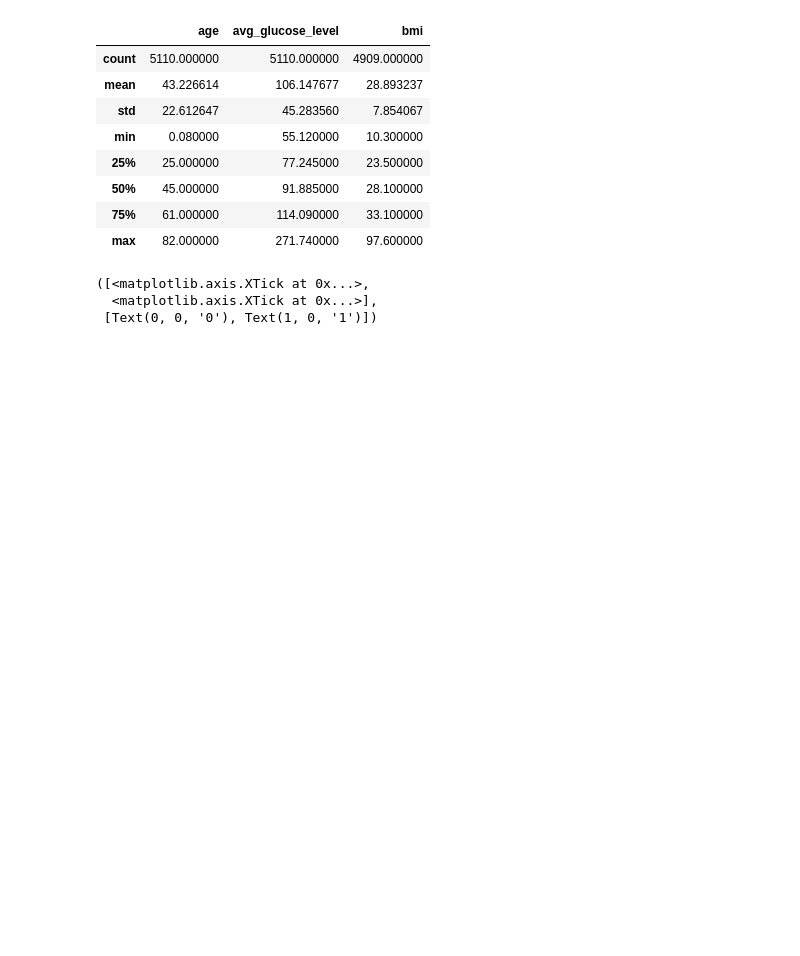
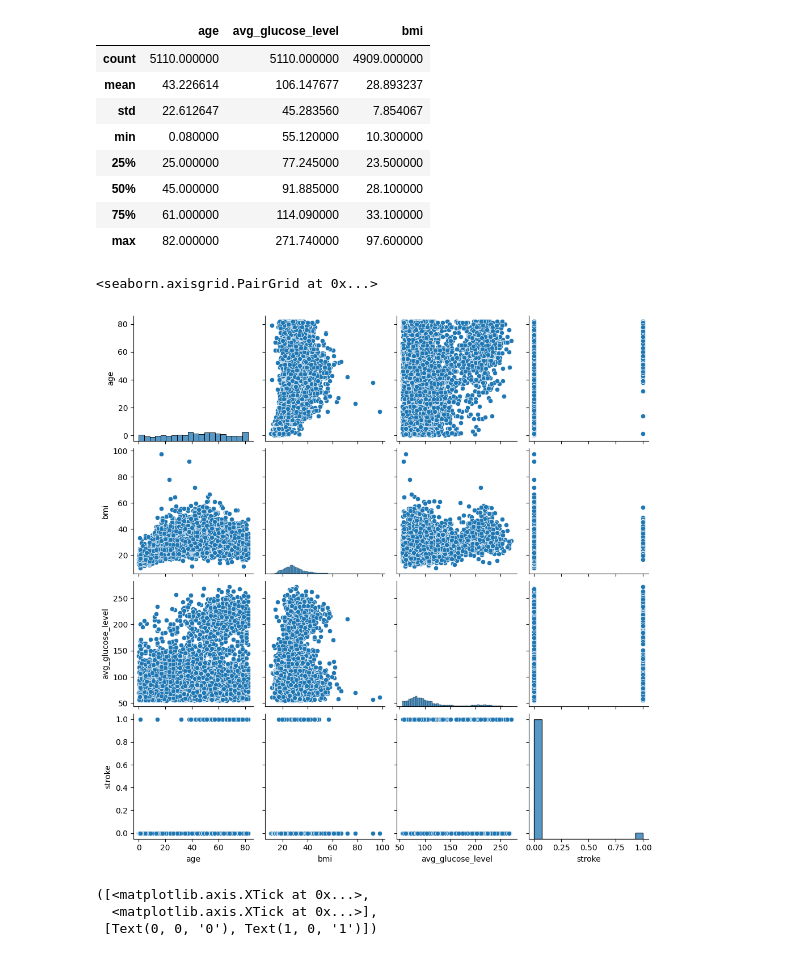
Before and after one commit to laryyssa/Aprendizado-de-Maquina-na-Saude, a Jupyter notebook: atv-3_regressao-logistica/main.ipynb, the cells around one changed output. Saved outputs shown, nothing was run; the diff lists cells and outputs as text; code cells hidden in the pictures; blank space fills up the shorter version.

```diff
--- a/atv-3_regressao-logistica/main.ipynb
+++ b/atv-3_regressao-logistica/main.ipynb
@@ -83,4 +62,14 @@ df[['age','avg_glucose_level','bmi']].describe()
 | 50% | 45.000000 | 91.885000 | 28.100000 |
 | 75% | 61.000000 | 114.090000 | 33.100000 |
 | max | 82.000000 | 271.740000 | 97.600000 |
+# %%
+df_selecionado = df[['age', 'bmi','avg_glucose_level','stroke']]
+sns.pairplot(df_selecionado)
+
+# é possível observar nessas variáiveis que são importantes para avaliar um AVC são
+    # idade
+    # bmi (imc)
+# %% [output]
+<seaborn.axisgrid.PairGrid at 0x...>
+[figure, added]
 # %%
```
Also changed, not shown: parts of 35 cells of this notebook.
